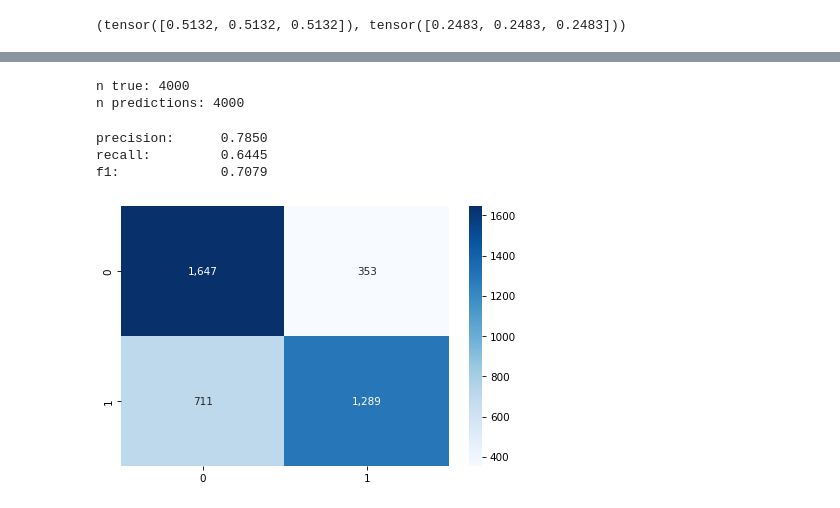
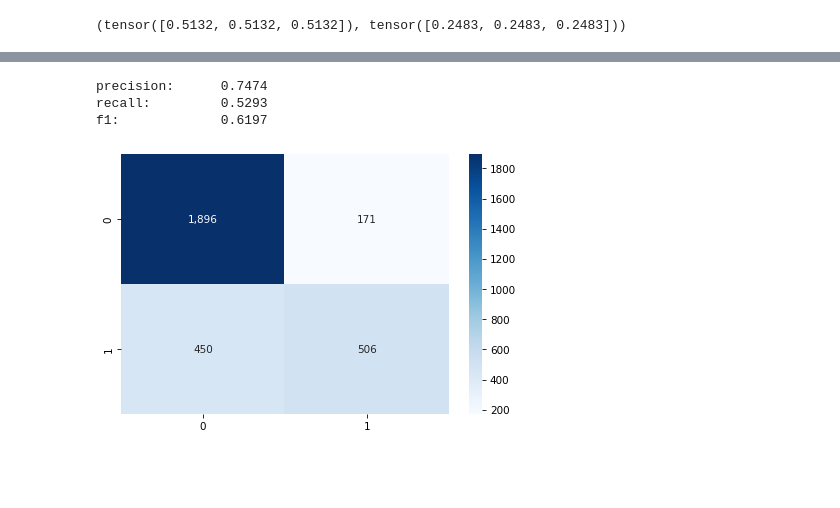
Before and after one commit to Tstrebe2/umich-mads-capstone-project, a Jupyter notebook: tim-ft-densenet.ipynb, the cells around one changed output, grey strips where cells are left out. Cells and saved outputs as stored; diff of their text form; code cells hidden in the pictures; blank space fills up the shorter version.

```diff
--- a/tim-ft-densenet.ipynb
+++ b/tim-ft-densenet.ipynb
@@ -233,5 +241,5 @@ def train_model(model, criterion, optimizer, scheduler, num_epochs):
   model.load_state_dict(best_model_wts)
   return model
 # %%
-model = train_model(model, criterion, optimizer, scheduler, num_epochs=10)
+model = train_model(model, criterion, optimizer, scheduler, num_epochs=2)
 # %% [output]
@@ -257,6 +257,6 @@ KeyboardInterrupt: ignored
 # %%
-running_outputs = torch.Tensor().to(device)
-running_preds = torch.Tensor(0, 2).to(device)
+running_labels = torch.Tensor().to(device)
+running_outputs = torch.Tensor(0, 2).to(device)
 
 with torch.no_grad():
   model.eval()
@@ -264,37 +264,33 @@ with torch.no_grad():
     inputs, labels = inputs.to(device), labels.to(device)
 
     outputs = model(inputs)
-    _, preds = torch.max(outputs, 1)
 
-    running_preds = torch.vstack((running_preds, preds))
-    running_outputs = torch.cat((running_outputs, labels), dim=0)
+    running_labels = torch.cat((running_labels, labels), dim=0)
+    running_outputs = torch.cat((running_outputs, outputs), dim=0)
-# %% [output]
-n true: 4000
-n predictions: 4000
 # %%
-y_true = running_outputs.cpu().numpy()
-y_pred = running_preds.cpu().numpy().argmax(axis=1)
-y_proba = torch.nn.Softmax(dim=1)(preds).cpu().numpy()[:, 1]
+y_true = running_labels.cpu().numpy()
+y_pred = running_outputs.cpu().numpy().argmax(axis=1)
+y_proba = torch.nn.Softmax(dim=1)(running_outputs).cpu().numpy()[:, 1]
 
 precision = metrics.precision_score(y_true, y_pred)
 recall = metrics.recall_score(y_true, y_pred)
 f1 = metrics.f1_score(y_true, y_pred)
 
 print('precision:\t{:.4f}'.format(precision))
 print('recall:\t\t{:.4f}'.format(recall))
 print('f1:\t\t{:.4f}'.format(f1))
 print()
 
 fig = plt.figure(dpi=75)
 ax = plt.gca()
 sns.heatmap(metrics.confusion_matrix(y_true, y_pred), annot=True, fmt=',', cmap='Blues')
 fig.tight_layout()
 fig.show()
 # %% [output]
-precision:      0.7850
-recall:         0.6445
-f1:             0.7079
+precision:      0.7474
+recall:         0.5293
+f1:             0.6197
-[figure, old version]
+[figure, new version]
 # %%
 fpr, tpr, _ = metrics.roc_curve(y_true, y_proba)
 roc_auc_score = metrics.roc_auc_score(y_true, y_proba)
```
Also changed, not shown: parts of 5 cells of this notebook.
